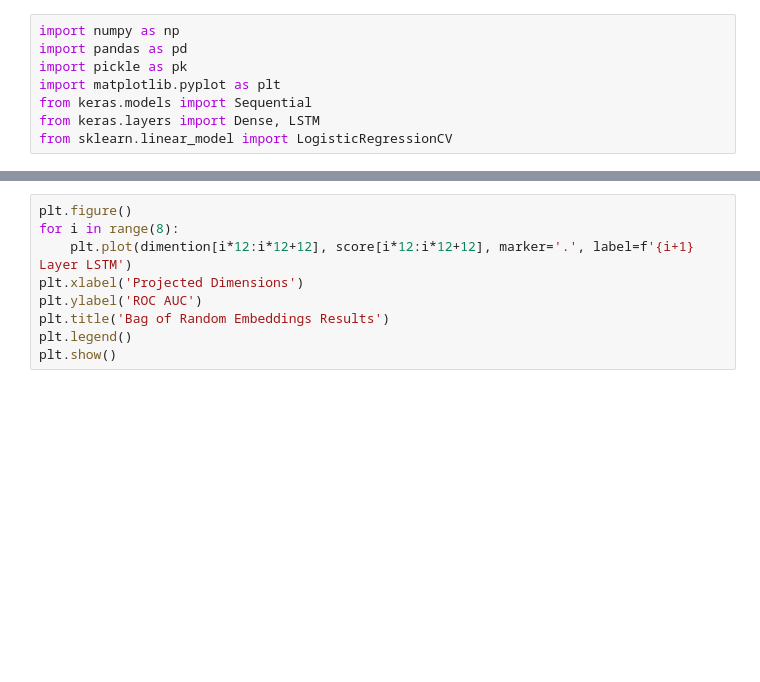
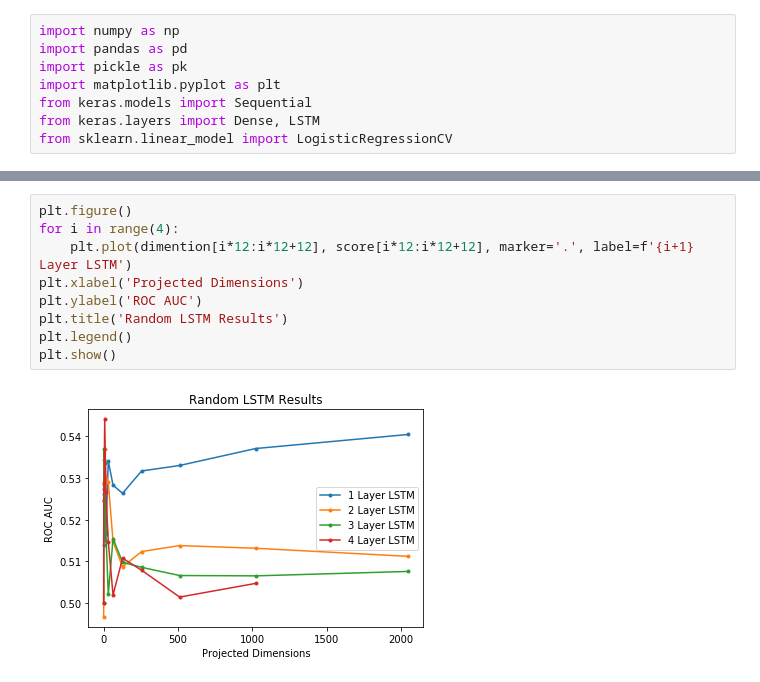
Before and after one commit to LePotatoChef/deep-random-affect-detection, a Jupyter notebook: ethan/rlstm.ipynb, the cells around one changed output, grey strips where cells are left out. Cells and saved outputs as stored; diff of their text form; blank space fills up the shorter version.

Commit message:
ran random lstm model tests,storred plot

```diff
--- a/ethan/rlstm.ipynb
+++ b/ethan/rlstm.ipynb
@@ -57,9 +67,11 @@ made data
 # %%
 plt.figure()
-for i in range(8):
+for i in range(4):
     plt.plot(dimention[i*12:i*12+12], score[i*12:i*12+12], marker='.', label=f'{i+1} Layer LSTM')
 plt.xlabel('Projected Dimensions')
 plt.ylabel('ROC AUC')
-plt.title('Bag of Random Embeddings Results')
+plt.title('Random LSTM Results')
 plt.legend()
 plt.show()
+# %% [output]
+[figure, added]
```
Also changed, not shown: parts of 1 cell of this notebook, 1 other file.
